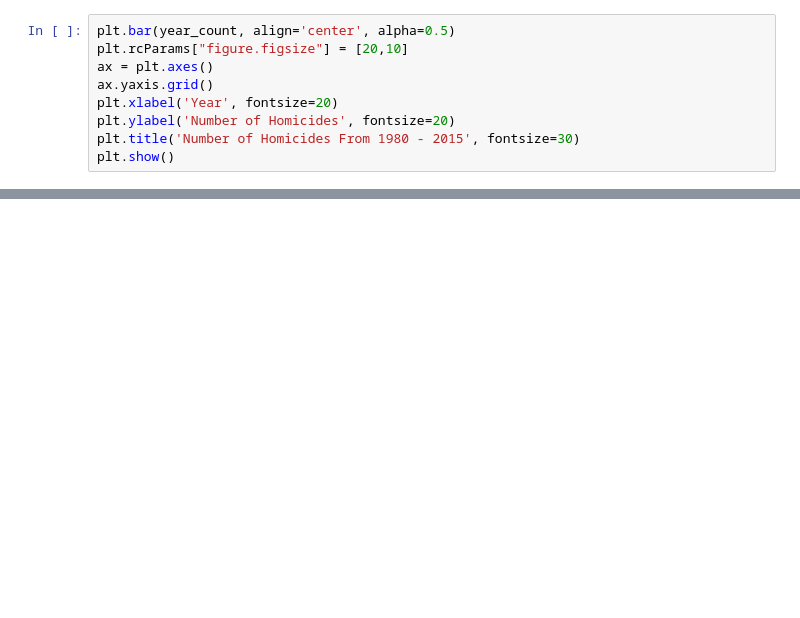
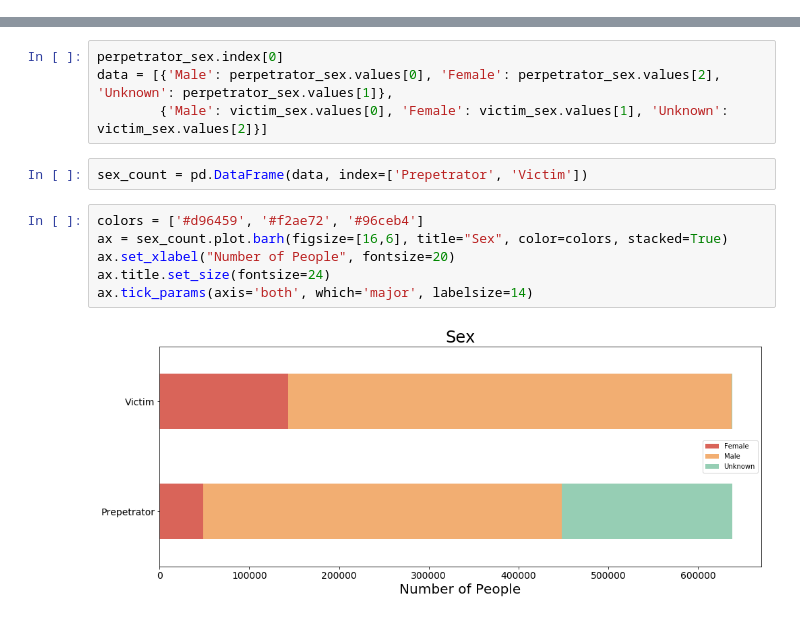
Before and after one commit to adriennekarnoski/machine_learning, a Jupyter notebook: Untitled.ipynb, the cells around one changed output, grey strips where cells are left out. Cells and saved outputs as stored; diff of their text form; blank space fills up the shorter version.

```diff
--- a/Untitled.ipynb
+++ b/Untitled.ipynb
@@ -53,9 +11,0 @@ year
-# %%
-plt.bar(year_count, align='center', alpha=0.5)
-plt.rcParams["figure.figsize"] = [20,10]
-ax = plt.axes()
-ax.yaxis.grid()
-plt.xlabel('Year', fontsize=20)
-plt.ylabel('Number of Homicides', fontsize=20)
-plt.title('Number of Homicides From 1980 - 2015', fontsize=30)
-plt.show()
@@ -92,0 +31,14 @@ Name: Crime Solved, dtype: int64
+# %%
+perpetrator_sex.index[0]
+data = [{'Male': perpetrator_sex.values[0], 'Female': perpetrator_sex.values[2], 'Unknown': perpetrator_sex.values[1]},
+        {'Male': victim_sex.values[0], 'Female': victim_sex.values[1], 'Unknown': victim_sex.values[2]}]
+# %%
+sex_count = pd.DataFrame(data, index=['Prepetrator', 'Victim'])
+# %%
+colors = ['#d96459', '#f2ae72', '#96ceb4']
+ax = sex_count.plot.barh(figsize=[16,6], title="Sex", color=colors, stacked=True)
+ax.set_xlabel("Number of People", fontsize=20)
+ax.title.set_size(fontsize=24)
+ax.tick_params(axis='both', which='major', labelsize=14)
+# %% [output]
+[figure, added]
```
Also changed, not shown: parts of 43 cells of this notebook, 2 other files.
